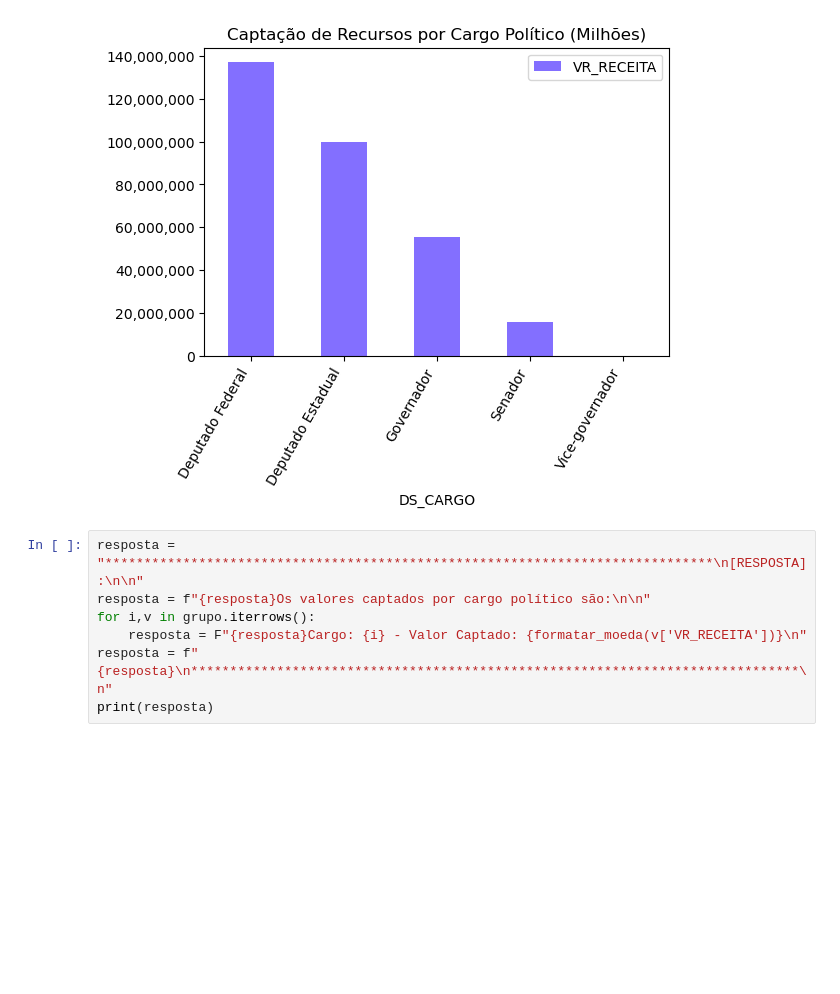
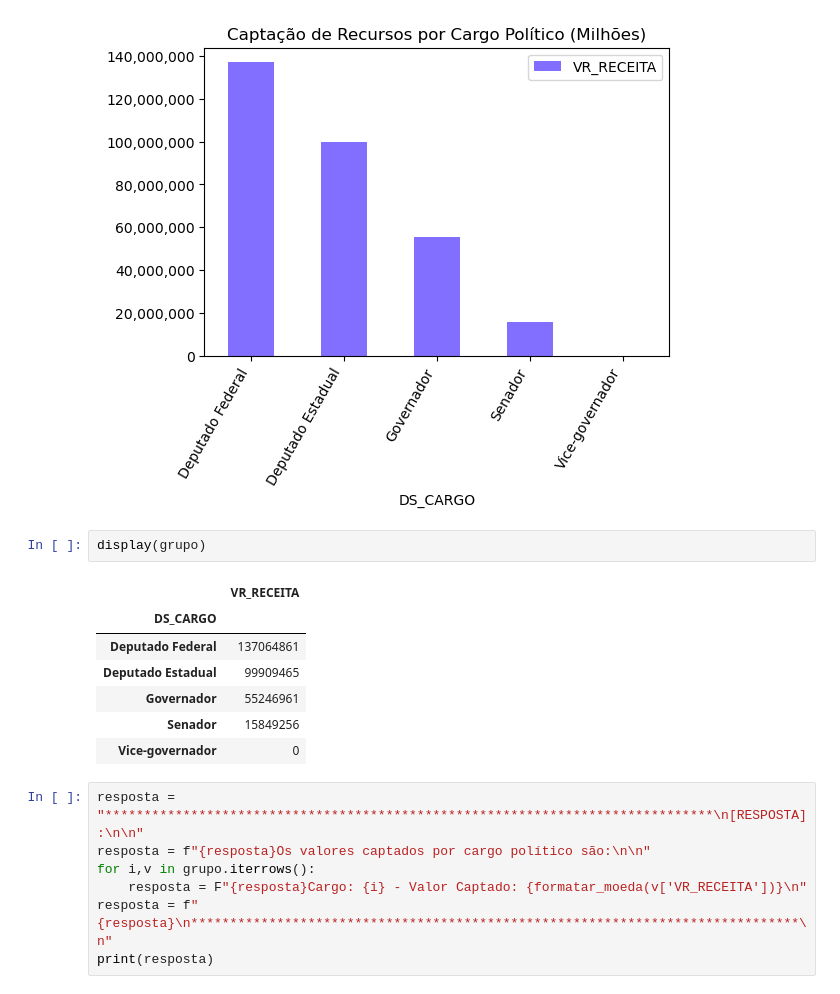
Before and after one commit to devBino/analise_dados_cases, a Jupyter notebook: prestacao_contas_partidos/rio_grande_do_sul/analise.ipynb, the cells around one changed output. Drawn from its saved outputs; the diff is of its cells as text; blank space fills up the shorter version.

```diff
--- a/prestacao_contas_partidos/rio_grande_do_sul/analise.ipynb
+++ b/prestacao_contas_partidos/rio_grande_do_sul/analise.ipynb
@@ -363,6 +407,16 @@ ax.set_xticklabels(ax.get_xticklabels(), rotation=60, ha='right')
 ax.yaxis.set_major_formatter(formatter)
 # %% [output]
 [figure]
+# %%
+display(grupo)
+# %% [output]
+|  | VR_RECEITA |
+| DS_CARGO |  |
+| Deputado Federal | 137064861 |
+| Deputado Estadual | 99909465 |
+| Governador | 55246961 |
+| Senador | 15849256 |
+| Vice-governador | 0 |
 # %%
 resposta = "******************************************************************************\n[RESPOSTA]:\n\n"
 resposta = f"{resposta}Os valores captados por cargo político são:\n\n"
```
Also changed, not shown: parts of 6 cells of this notebook.
